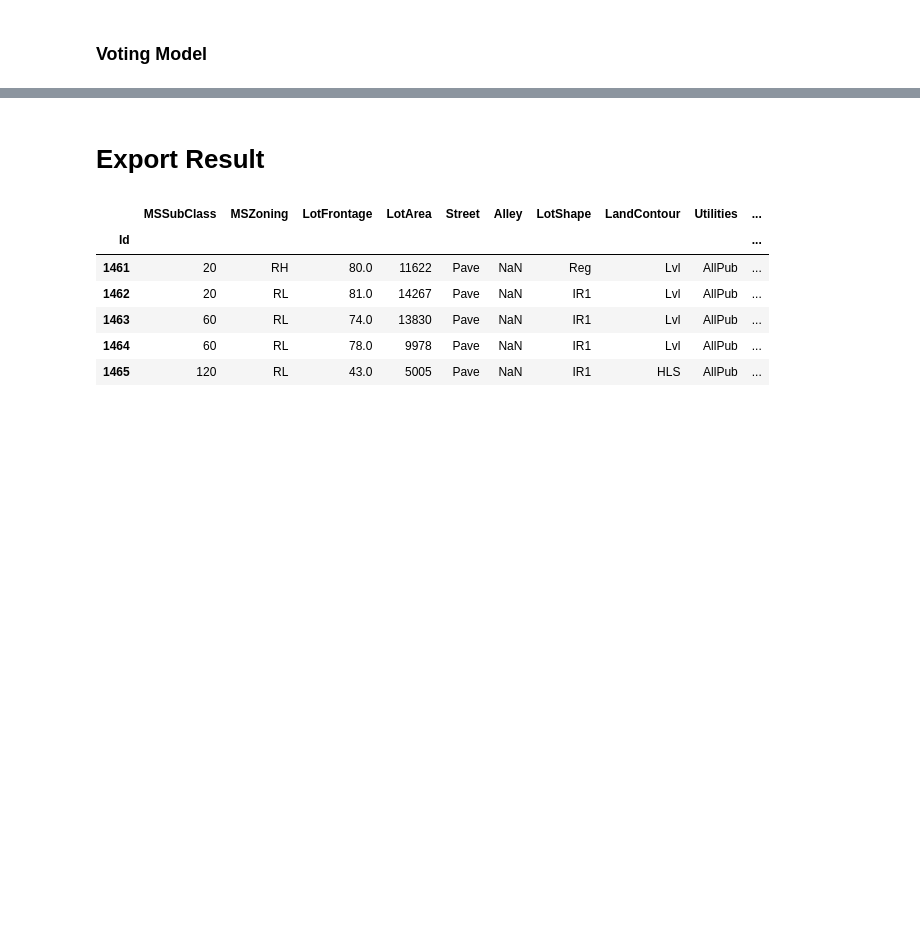
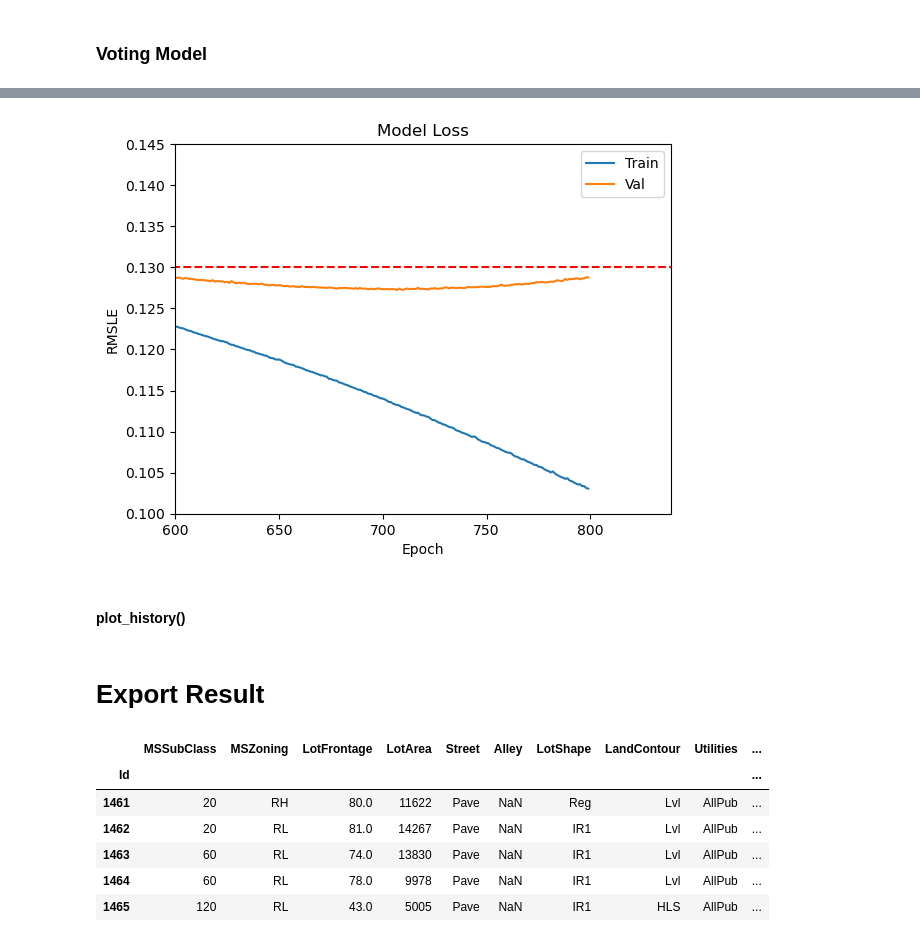
Before and after one commit to HelloSunPKU2023/Kaggle, a Jupyter notebook: HousePrice/HousePrice.ipynb, the cells around one changed output, grey strips where cells are left out. Cells and saved outputs as stored; diff of their text form; code cells hidden in the pictures; blank space fills up the shorter version.

```diff
--- a/HousePrice/HousePrice.ipynb
+++ b/HousePrice/HousePrice.ipynb
@@ -924,0 +816,6 @@ np.mean(cross_val_score(voting_model, X_fit, y, cv=10, scoring=rmsle_neg))
+# %%
+plot_history(history, top=.145, left=600)
+# %% [output]
+[figure, added]
+# %% [markdown]
+#### plot_history()
```
Also changed, not shown: parts of 26 cells of this notebook.
